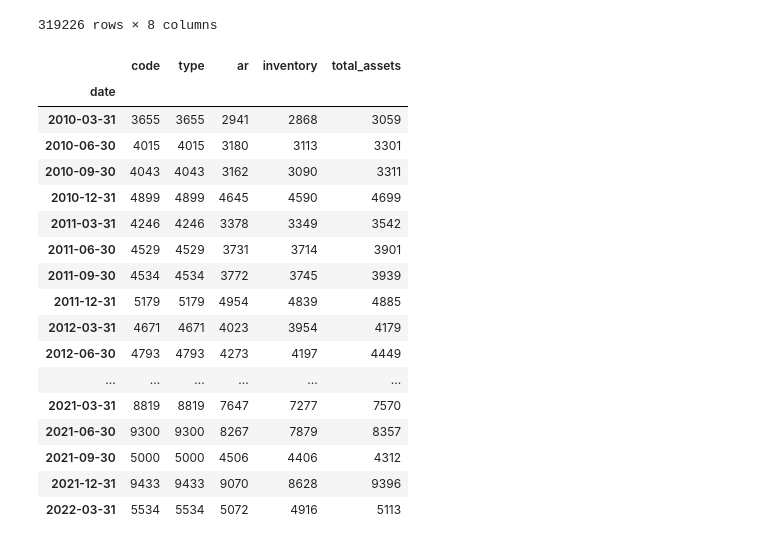
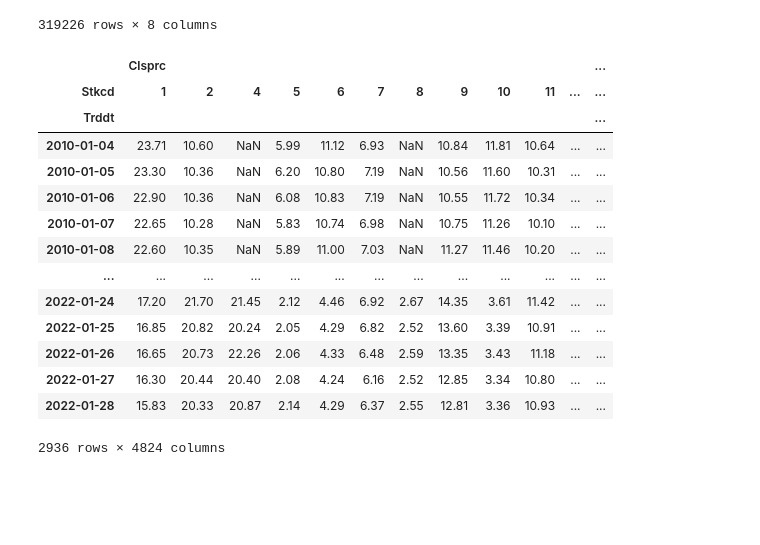
Before and after one commit to tanyanbo/alternative_investment, a Jupyter notebook: alternative_investment.ipynb, the cells around one changed output. Drawn from its saved outputs; the diff is of its cells as text; code cells hidden in the pictures; blank space fills up the shorter version.

```diff
--- a/alternative_investment.ipynb
+++ b/alternative_investment.ipynb
@@ -83,24 +90,3 @@ df3
 | 422052 | 900957 | 2021-12-31 | B | 0.023808 | 0.028701 | 0.000000 | 4.067046 | 4.119555 |
 | 422053 | 900957 | 2022-03-31 | A | 0.026372 | 0.051968 | 0.544884 | 0.265327 | 0.888551 |
 319226 rows × 8 columns
-# %%
-df2.groupby('date').count()
-# %% [output]
-|  | code | type | ar | inventory | total_assets |
-| date |  |  |  |  |  |
-| 2010-03-31 | 3655 | 3655 | 2941 | 2868 | 3059 |
-| 2010-06-30 | 4015 | 4015 | 3180 | 3113 | 3301 |
-| 2010-09-30 | 4043 | 4043 | 3162 | 3090 | 3311 |
-| 2010-12-31 | 4899 | 4899 | 4645 | 4590 | 4699 |
-| 2011-03-31 | 4246 | 4246 | 3378 | 3349 | 3542 |
-| 2011-06-30 | 4529 | 4529 | 3731 | 3714 | 3901 |
-| 2011-09-30 | 4534 | 4534 | 3772 | 3745 | 3939 |
-| 2011-12-31 | 5179 | 5179 | 4954 | 4839 | 4885 |
-| 2012-03-31 | 4671 | 4671 | 4023 | 3954 | 4179 |
-| 2012-06-30 | 4793 | 4793 | 4273 | 4197 | 4449 |
-| ... | ... | ... | ... | ... | ... |
-| 2021-03-31 | 8819 | 8819 | 7647 | 7277 | 7570 |
-| 2021-06-30 | 9300 | 9300 | 8267 | 7879 | 8357 |
-| 2021-09-30 | 5000 | 5000 | 4506 | 4406 | 4312 |
-| 2021-12-31 | 9433 | 9433 | 9070 | 8628 | 9396 |
-| 2022-03-31 | 5534 | 5534 | 5072 | 4916 | 5113 |
@@ -107,2 +97,19 @@ df2.groupby('date').count()
 # %%
 df_close = df.pivot(index=['Trddt'], columns='Stkcd', values=['Clsprc'])
+df_close
+# %% [output]
+|  | Clsprc |  |  |  |  |  |  |  |  |  |  | ... |
+| Stkcd | 1 | 2 | 4 | 5 | 6 | 7 | 8 | 9 | 10 | 11 | ... | ... |
+| Trddt |  |  |  |  |  |  |  |  |  |  |  | ... |
+| 2010-01-04 | 23.71 | 10.60 | NaN | 5.99 | 11.12 | 6.93 | NaN | 10.84 | 11.81 | 10.64 | ... | ... |
+| 2010-01-05 | 23.30 | 10.36 | NaN | 6.20 | 10.80 | 7.19 | NaN | 10.56 | 11.60 | 10.31 | ... | ... |
+| 2010-01-06 | 22.90 | 10.36 | NaN | 6.08 | 10.83 | 7.19 | NaN | 10.55 | 11.72 | 10.34 | ... | ... |
+| 2010-01-07 | 22.65 | 10.28 | NaN | 5.83 | 10.74 | 6.98 | NaN | 10.75 | 11.26 | 10.10 | ... | ... |
+| 2010-01-08 | 22.60 | 10.35 | NaN | 5.89 | 11.00 | 7.03 | NaN | 11.27 | 11.46 | 10.20 | ... | ... |
+| ... | ... | ... | ... | ... | ... | ... | ... | ... | ... | ... | ... | ... |
+| 2022-01-24 | 17.20 | 21.70 | 21.45 | 2.12 | 4.46 | 6.92 | 2.67 | 14.35 | 3.61 | 11.42 | ... | ... |
+| 2022-01-25 | 16.85 | 20.82 | 20.24 | 2.05 | 4.29 | 6.82 | 2.52 | 13.60 | 3.39 | 10.91 | ... | ... |
+| 2022-01-26 | 16.65 | 20.73 | 22.26 | 2.06 | 4.33 | 6.48 | 2.59 | 13.35 | 3.43 | 11.18 | ... | ... |
+| 2022-01-27 | 16.30 | 20.44 | 20.40 | 2.08 | 4.24 | 6.16 | 2.52 | 12.85 | 3.34 | 10.80 | ... | ... |
+| 2022-01-28 | 15.83 | 20.33 | 20.87 | 2.14 | 4.29 | 6.37 | 2.55 | 12.81 | 3.36 | 10.93 | ... | ... |
+2936 rows × 4824 columns
```
Also changed, not shown: parts of 14 cells of this notebook, 1 other file.
